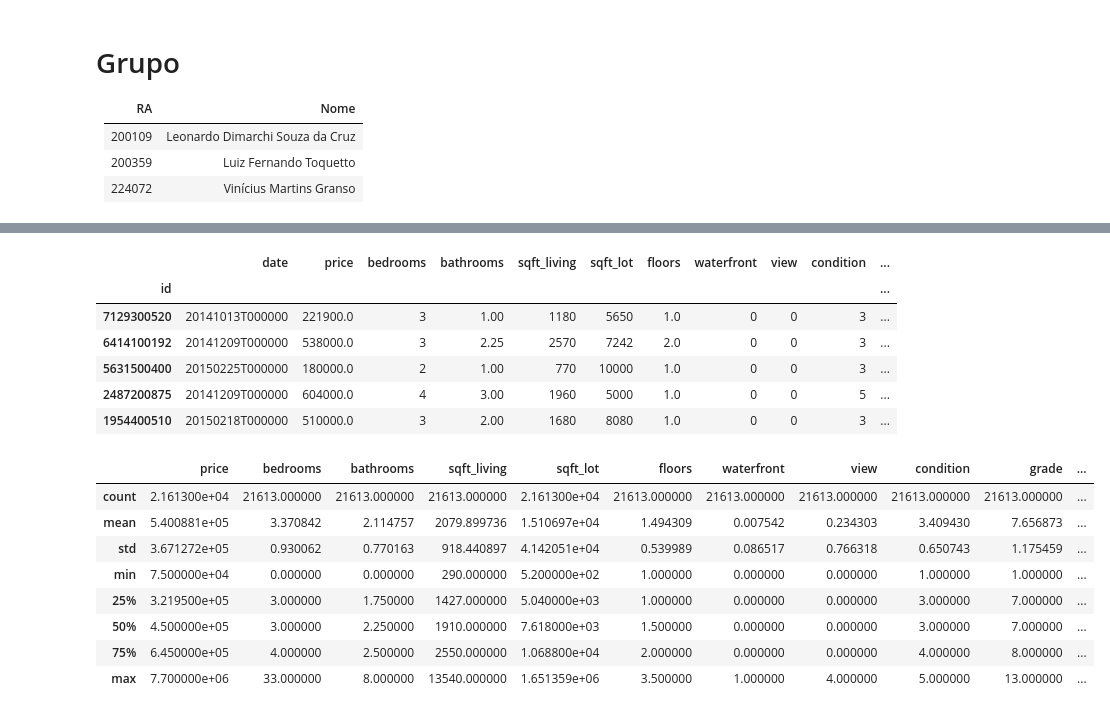
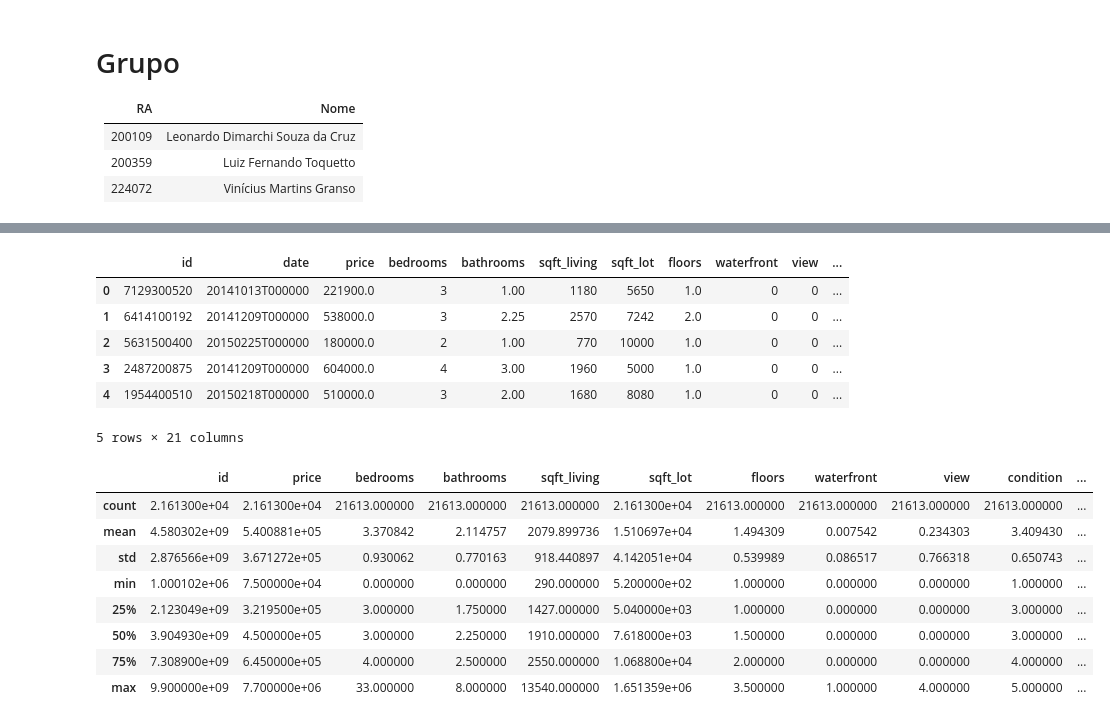
Before and after one commit to leonardodimarchi/ai-regression-and-classification, a Jupyter notebook: regression.ipynb, the cells around one changed output, grey strips where cells are left out. Drawn from its saved outputs; the diff is of its cells as text; code cells hidden in the pictures.

```diff
--- a/regression.ipynb
+++ b/regression.ipynb
@@ -39,23 +39,28 @@ Iremos observar as colunas para entender o que cada uma significa, com a ajuda d
 # %%
 import pandas as pd
 
-dataset = pd.read_csv('kc_house_data.csv', index_col=0)
-display(dataset.head())
-dataset.describe()
+# Lendo o dataset
+dataset_original = pd.read_csv('kc_house_data.csv')
+
+# Exibindo as 5 primeiras linhas do dataset
+display(dataset_original.head())
+
+# Exibindo algumas estatísticas dos atributos
+dataset_original.describe()
 # %% [output]
-|  | date | price | bedrooms | bathrooms | sqft_living | sqft_lot | floors | waterfront | view | condition | ... |
-| id |  |  |  |  |  |  |  |  |  |  | ... |
-| 7129300520 | 20141013T000000 | 221900.0 | 3 | 1.00 | 1180 | 5650 | 1.0 | 0 | 0 | 3 | ... |
-| 6414100192 | 20141209T000000 | 538000.0 | 3 | 2.25 | 2570 | 7242 | 2.0 | 0 | 0 | 3 | ... |
-| 5631500400 | 20150225T000000 | 180000.0 | 2 | 1.00 | 770 | 10000 | 1.0 | 0 | 0 | 3 | ... |
-| 2487200875 | 20141209T000000 | 604000.0 | 4 | 3.00 | 1960 | 5000 | 1.0 | 0 | 0 | 5 | ... |
-| 1954400510 | 20150218T000000 | 510000.0 | 3 | 2.00 | 1680 | 8080 | 1.0 | 0 | 0 | 3 | ... |
+|  | id | date | price | bedrooms | bathrooms | sqft_living | sqft_lot | floors | waterfront | view | ... |
+| 0 | 7129300520 | 20141013T000000 | 221900.0 | 3 | 1.00 | 1180 | 5650 | 1.0 | 0 | 0 | ... |
+| 1 | 6414100192 | 20141209T000000 | 538000.0 | 3 | 2.25 | 2570 | 7242 | 2.0 | 0 | 0 | ... |
+| 2 | 5631500400 | 20150225T000000 | 180000.0 | 2 | 1.00 | 770 | 10000 | 1.0 | 0 | 0 | ... |
+| 3 | 2487200875 | 20141209T000000 | 604000.0 | 4 | 3.00 | 1960 | 5000 | 1.0 | 0 | 0 | ... |
+| 4 | 1954400510 | 20150218T000000 | 510000.0 | 3 | 2.00 | 1680 | 8080 | 1.0 | 0 | 0 | ... |
+5 rows × 21 columns
-|  | price | bedrooms | bathrooms | sqft_living | sqft_lot | floors | waterfront | view | condition | grade | ... |
-| count | 2.161300e+04 | 21613.000000 | 21613.000000 | 21613.000000 | 2.161300e+04 | 21613.000000 | 21613.000000 | 21613.000000 | 21613.000000 | 21613.000000 | ... |
-| mean | 5.400881e+05 | 3.370842 | 2.114757 | 2079.899736 | 1.510697e+04 | 1.494309 | 0.007542 | 0.234303 | 3.409430 | 7.656873 | ... |
-| std | 3.671272e+05 | 0.930062 | 0.770163 | 918.440897 | 4.142051e+04 | 0.539989 | 0.086517 | 0.766318 | 0.650743 | 1.175459 | ... |
-| min | 7.500000e+04 | 0.000000 | 0.000000 | 290.000000 | 5.200000e+02 | 1.000000 | 0.000000 | 0.000000 | 1.000000 | 1.000000 | ... |
-| 25% | 3.219500e+05 | 3.000000 | 1.750000 | 1427.000000 | 5.040000e+03 | 1.000000 | 0.000000 | 0.000000 | 3.000000 | 7.000000 | ... |
-| 50% | 4.500000e+05 | 3.000000 | 2.250000 | 1910.000000 | 7.618000e+03 | 1.500000 | 0.000000 | 0.000000 | 3.000000 | 7.000000 | ... |
-| 75% | 6.450000e+05 | 4.000000 | 2.500000 | 2550.000000 | 1.068800e+04 | 2.000000 | 0.000000 | 0.000000 | 4.000000 | 8.000000 | ... |
-| max | 7.700000e+06 | 33.000000 | 8.000000 | 13540.000000 | 1.651359e+06 | 3.500000 | 1.000000 | 4.000000 | 5.000000 | 13.000000 | ... |
+|  | id | price | bedrooms | bathrooms | sqft_living | sqft_lot | floors | waterfront | view | condition | ... |
+| count | 2.161300e+04 | 2.161300e+04 | 21613.000000 | 21613.000000 | 21613.000000 | 2.161300e+04 | 21613.000000 | 21613.000000 | 21613.000000 | 21613.000000 | ... |
+| mean | 4.580302e+09 | 5.400881e+05 | 3.370842 | 2.114757 | 2079.899736 | 1.510697e+04 | 1.494309 | 0.007542 | 0.234303 | 3.409430 | ... |
+| std | 2.876566e+09 | 3.671272e+05 | 0.930062 | 0.770163 | 918.440897 | 4.142051e+04 | 0.539989 | 0.086517 | 0.766318 | 0.650743 | ... |
+| min | 1.000102e+06 | 7.500000e+04 | 0.000000 | 0.000000 | 290.000000 | 5.200000e+02 | 1.000000 | 0.000000 | 0.000000 | 1.000000 | ... |
+| 25% | 2.123049e+09 | 3.219500e+05 | 3.000000 | 1.750000 | 1427.000000 | 5.040000e+03 | 1.000000 | 0.000000 | 0.000000 | 3.000000 | ... |
+| 50% | 3.904930e+09 | 4.500000e+05 | 3.000000 | 2.250000 | 1910.000000 | 7.618000e+03 | 1.500000 | 0.000000 | 0.000000 | 3.000000 | ... |
+| 75% | 7.308900e+09 | 6.450000e+05 | 4.000000 | 2.500000 | 2550.000000 | 1.068800e+04 | 2.000000 | 0.000000 | 0.000000 | 4.000000 | ... |
+| max | 9.900000e+09 | 7.700000e+06 | 33.000000 | 8.000000 | 13540.000000 | 1.651359e+06 | 3.500000 | 1.000000 | 4.000000 | 5.000000 | ... |
```
Also changed, not shown: parts of 14 cells of this notebook.
